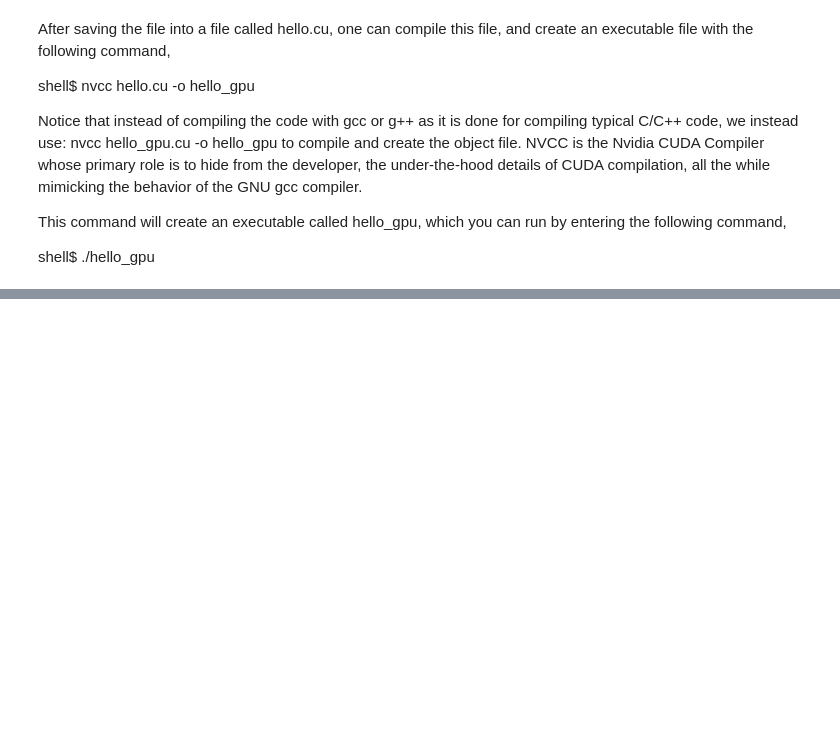
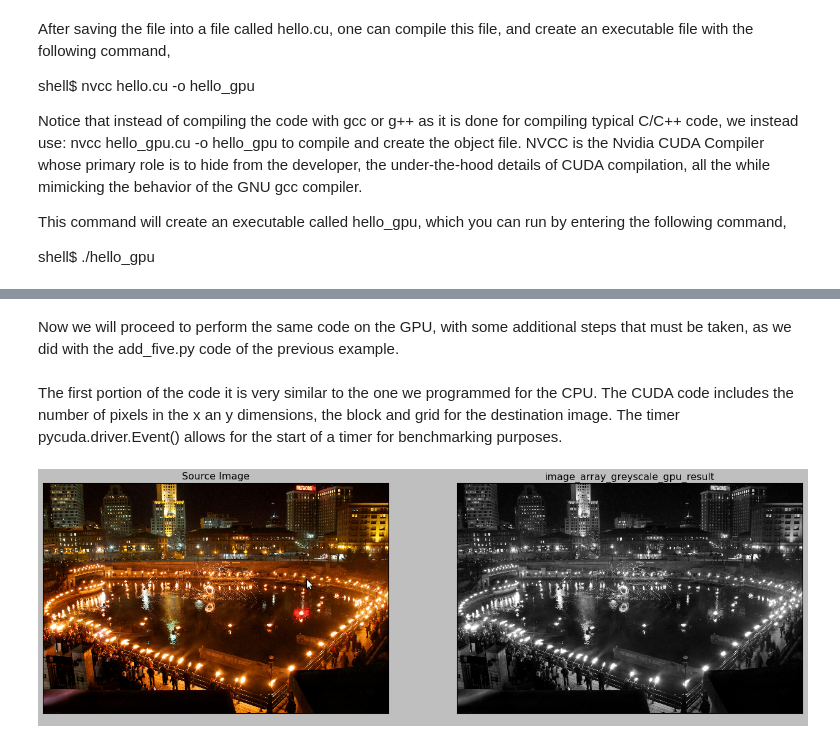
Before and after one commit to cesco345/opencv_python_examples, a Jupyter notebook: ch4/chapter4.ipynb, the cells around one changed output, grey strips where cells are left out. Cells and saved outputs as stored; diff of their text form; code cells hidden in the pictures; blank space fills up the shorter version.

```diff
--- a/ch4/chapter4.ipynb
+++ b/ch4/chapter4.ipynb
@@ -138,0 +256,2 @@ shell$ ./hello_gpu
+# %% [markdown]
+Now we will proceed to perform the same code on the GPU, with some additional steps that must be taken, as we did with the add_five.py code of the previous example.
@@ -138,0 +332,7 @@ shell$ ./hello_gpu
+# %% [markdown]
+The first portion of the code it is very similar to the one we programmed for the CPU.  The CUDA code includes the number of pixels in the x an y dimensions, the block and grid for the destination image.  The timer pycuda.driver.Event()  allows for the start of a timer for benchmarking purposes.
+# %%
+from IPython.display import Image
+Image(filename='/home/francesco/Backup/home/cesco/Desktop/book_entirety/ch4_final/images/B04209_04_07.png')
+# %% [output]
+[figure, added]
```
Also changed, not shown: parts of 12 cells of this notebook.
